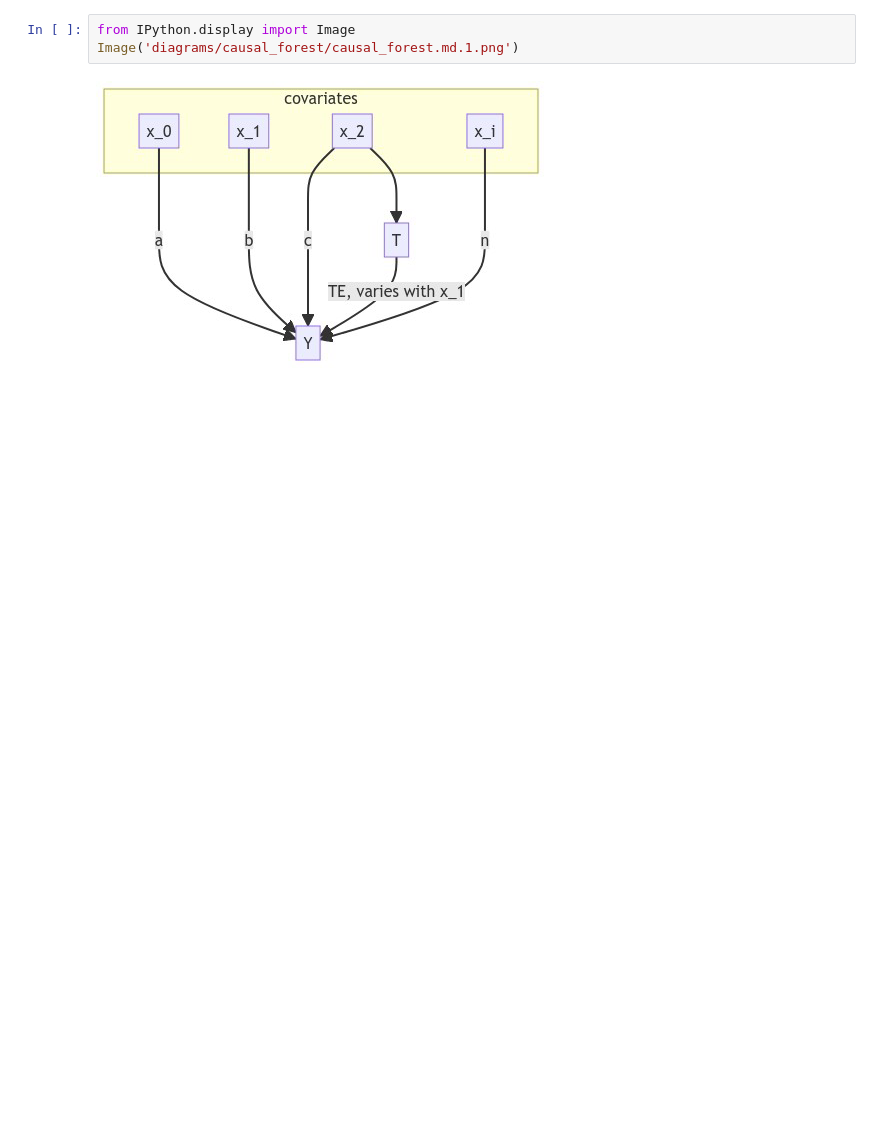
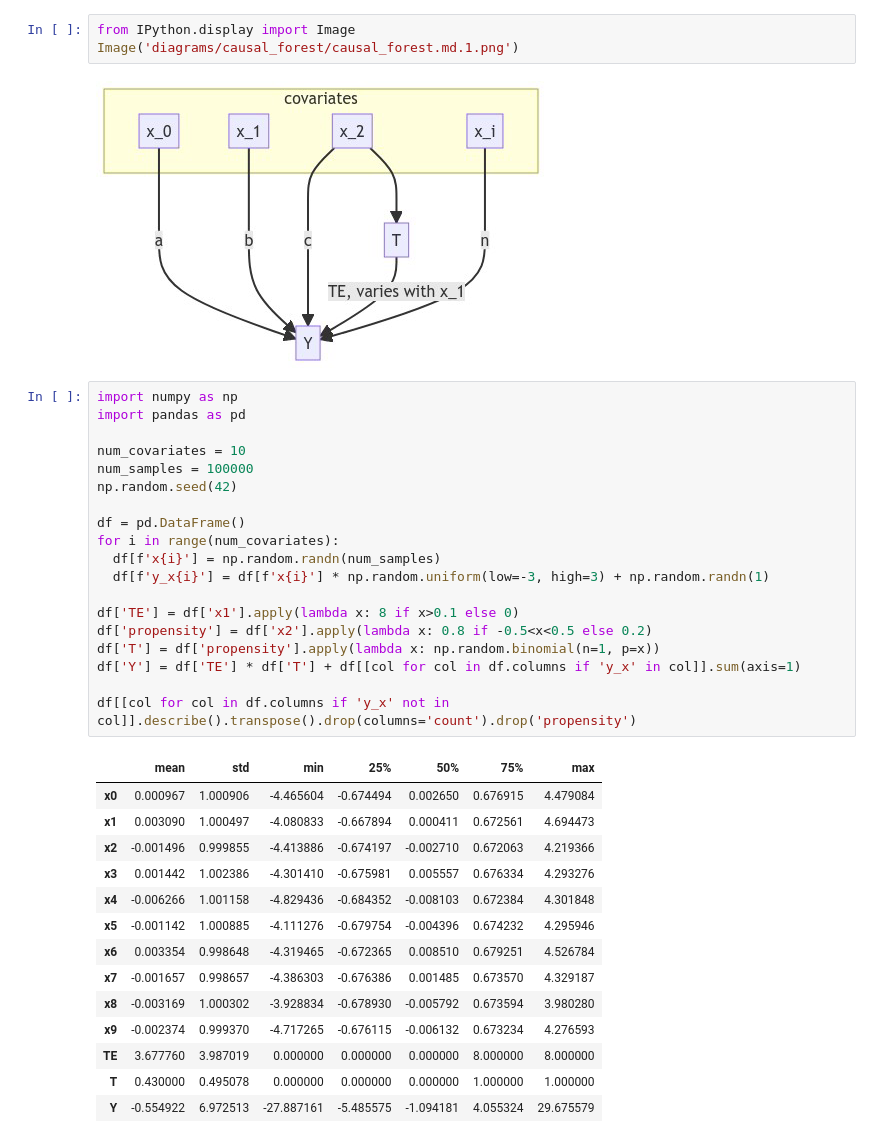
Before and after one commit to leowu4ever/causal-inference, a Jupyter notebook: docs/notebooks/causal_forest.ipynb, the cells around one changed output. Saved outputs shown, nothing was run; the diff lists cells and outputs as text; blank space fills up the shorter version.

Commit message:
- added synthetic data generation to causal forest

```diff
--- a/docs/notebooks/causal_forest.ipynb
+++ b/docs/notebooks/causal_forest.ipynb
@@ -29,3 +28,37 @@ from IPython.display import Image
 Image('diagrams/causal_forest/causal_forest.md.1.png')
 # %% [output]
 [figure]
+# %%
+import numpy as np
+import pandas as pd
+
+num_covariates = 10
+num_samples = 100000
+np.random.seed(42)
+
+df = pd.DataFrame()
+for i in range(num_covariates):
+  df[f'x{i}'] = np.random.randn(num_samples)
+  df[f'y_x{i}'] = df[f'x{i}'] * np.random.uniform(low=-3, high=3) + np.random.randn(1)
+
+df['TE'] = df['x1'].apply(lambda x: 8 if x>0.1 else 0)
+df['propensity'] = df['x2'].apply(lambda x: 0.8 if -0.5<x<0.5 else 0.2)
+df['T'] = df['propensity'].apply(lambda x: np.random.binomial(n=1, p=x))
+df['Y'] = df['TE'] * df['T'] + df[[col for col in df.columns if 'y_x' in col]].sum(axis=1)
+
+df[[col for col in df.columns if 'y_x' not in col]].describe().transpose().drop(columns='count').drop('propensity')
+# %% [output]
+|  | mean | std | min | 25% | 50% | 75% | max |
+| x0 | 0.000967 | 1.000906 | -4.465604 | -0.674494 | 0.002650 | 0.676915 | 4.479084 |
+| x1 | 0.003090 | 1.000497 | -4.080833 | -0.667894 | 0.000411 | 0.672561 | 4.694473 |
+| x2 | -0.001496 | 0.999855 | -4.413886 | -0.674197 | -0.002710 | 0.672063 | 4.219366 |
+| x3 | 0.001442 | 1.002386 | -4.301410 | -0.675981 | 0.005557 | 0.676334 | 4.293276 |
+| x4 | -0.006266 | 1.001158 | -4.829436 | -0.684352 | -0.008103 | 0.672384 | 4.301848 |
+| x5 | -0.001142 | 1.000885 | -4.111276 | -0.679754 | -0.004396 | 0.674232 | 4.295946 |
+| x6 | 0.003354 | 0.998648 | -4.319465 | -0.672365 | 0.008510 | 0.679251 | 4.526784 |
+| x7 | -0.001657 | 0.998657 | -4.386303 | -0.676386 | 0.001485 | 0.673570 | 4.329187 |
+| x8 | -0.003169 | 1.000302 | -3.928834 | -0.678930 | -0.005792 | 0.673594 | 3.980280 |
+| x9 | -0.002374 | 0.999370 | -4.717265 | -0.676115 | -0.006132 | 0.673234 | 4.276593 |
+| TE | 3.677760 | 3.987019 | 0.000000 | 0.000000 | 0.000000 | 8.000000 | 8.000000 |
+| T | 0.430000 | 0.495078 | 0.000000 | 0.000000 | 0.000000 | 1.000000 | 1.000000 |
+| Y | -0.554922 | 6.972513 | -27.887161 | -5.485575 | -1.094181 | 4.055324 | 29.675579 |
```
Also changed, not shown: parts of 4 cells of this notebook, 2 other files.
